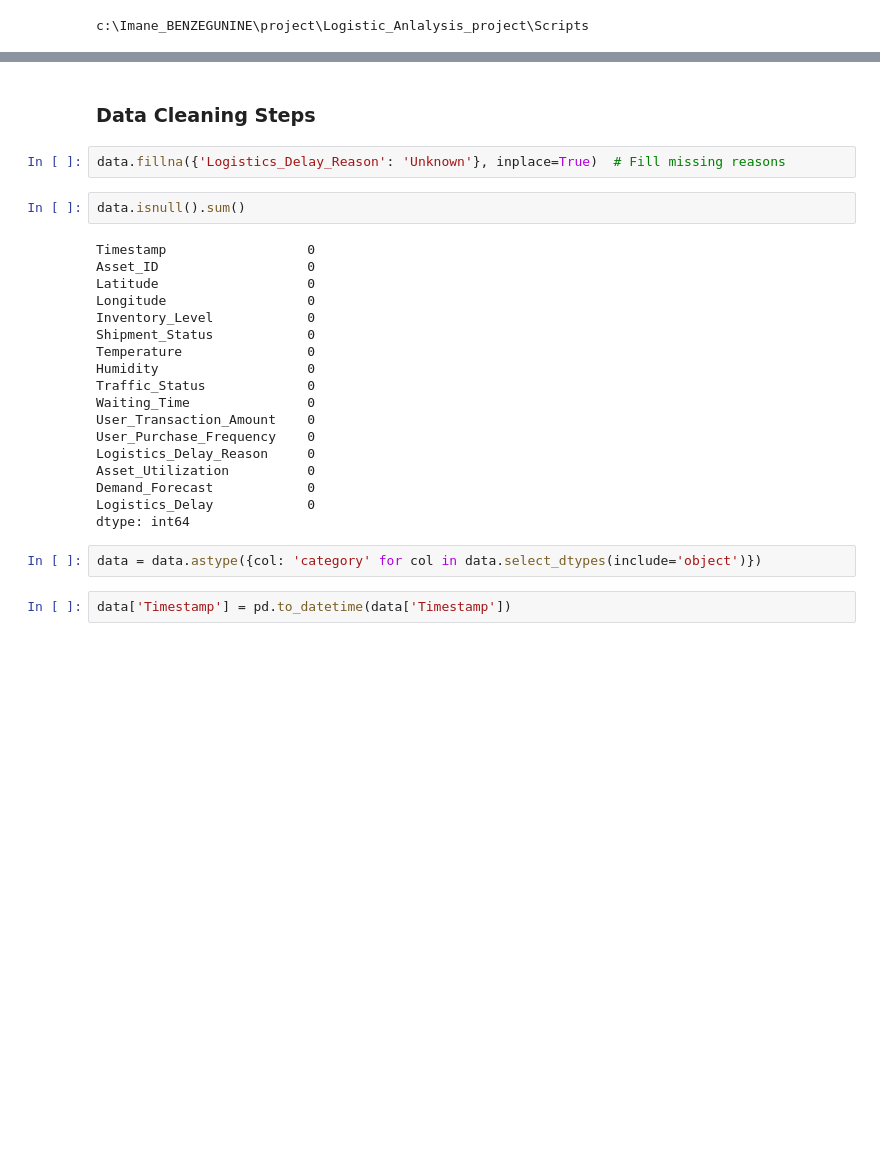
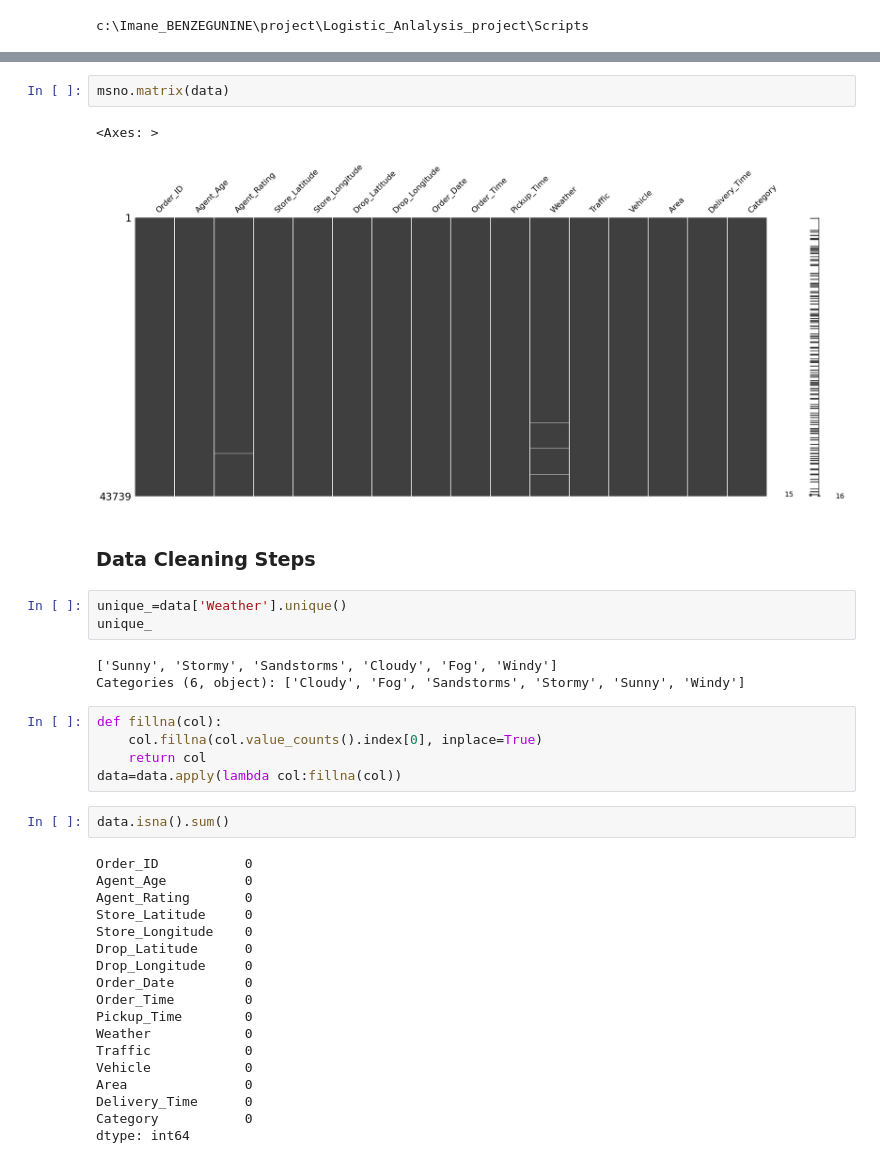
Before and after one commit to ImaneBenzegunine/Logistic_Analysis, a Jupyter notebook: notebook/process.ipynb, the cells around one changed output, grey strips where cells are left out. Cells and saved outputs as stored; diff of their text form; blank space fills up the shorter version.

```diff
--- a/notebook/process.ipynb
+++ b/notebook/process.ipynb
@@ -76,29 +77,39 @@ Logistics_Delay              0
 dtype: int64
+# %%
+msno.matrix(data)
+# %% [output]
+<Axes: >
+[figure, added]
 # %% [markdown]
 ### Data Cleaning Steps
-# %%
-data.fillna({'Logistics_Delay_Reason': 'Unknown'}, inplace=True)  # Fill missing reasons
+# %%
+unique_=data['Weather'].unique()
+unique_
+# %% [output]
+['Sunny', 'Stormy', 'Sandstorms', 'Cloudy', 'Fog', 'Windy']
+Categories (6, object): ['Cloudy', 'Fog', 'Sandstorms', 'Stormy', 'Sunny', 'Windy']
+# %%
+def fillna(col):
+    col.fillna(col.value_counts().index[0], inplace=True)
+    return col
+data=data.apply(lambda col:fillna(col))
 # %%
-data.isnull().sum()
+data.isna().sum()
 # %% [output]
-Timestamp                  0
-Asset_ID                   0
-Latitude                   0
-Longitude                  0
-Inventory_Level            0
-Shipment_Status            0
-Temperature                0
-Humidity                   0
-Traffic_Status             0
-Waiting_Time               0
-User_Transaction_Amount    0
-User_Purchase_Frequency    0
-Logistics_Delay_Reason     0
-Asset_Utilization          0
-Demand_Forecast            0
-Logistics_Delay            0
+Order_ID           0
+Agent_Age          0
+Agent_Rating       0
+Store_Latitude     0
+Store_Longitude    0
+Drop_Latitude      0
+Drop_Longitude     0
+Order_Date         0
+Order_Time         0
+Pickup_Time        0
+Weather            0
+Traffic            0
+Vehicle            0
+Area               0
+Delivery_Time      0
+Category           0
 dtype: int64
-# %%
-data = data.astype({col: 'category' for col in data.select_dtypes(include='object')})
-# %%
-data['Timestamp'] = pd.to_datetime(data['Timestamp'])
```
Also changed, not shown: parts of 15 cells of this notebook, 1 other file.
